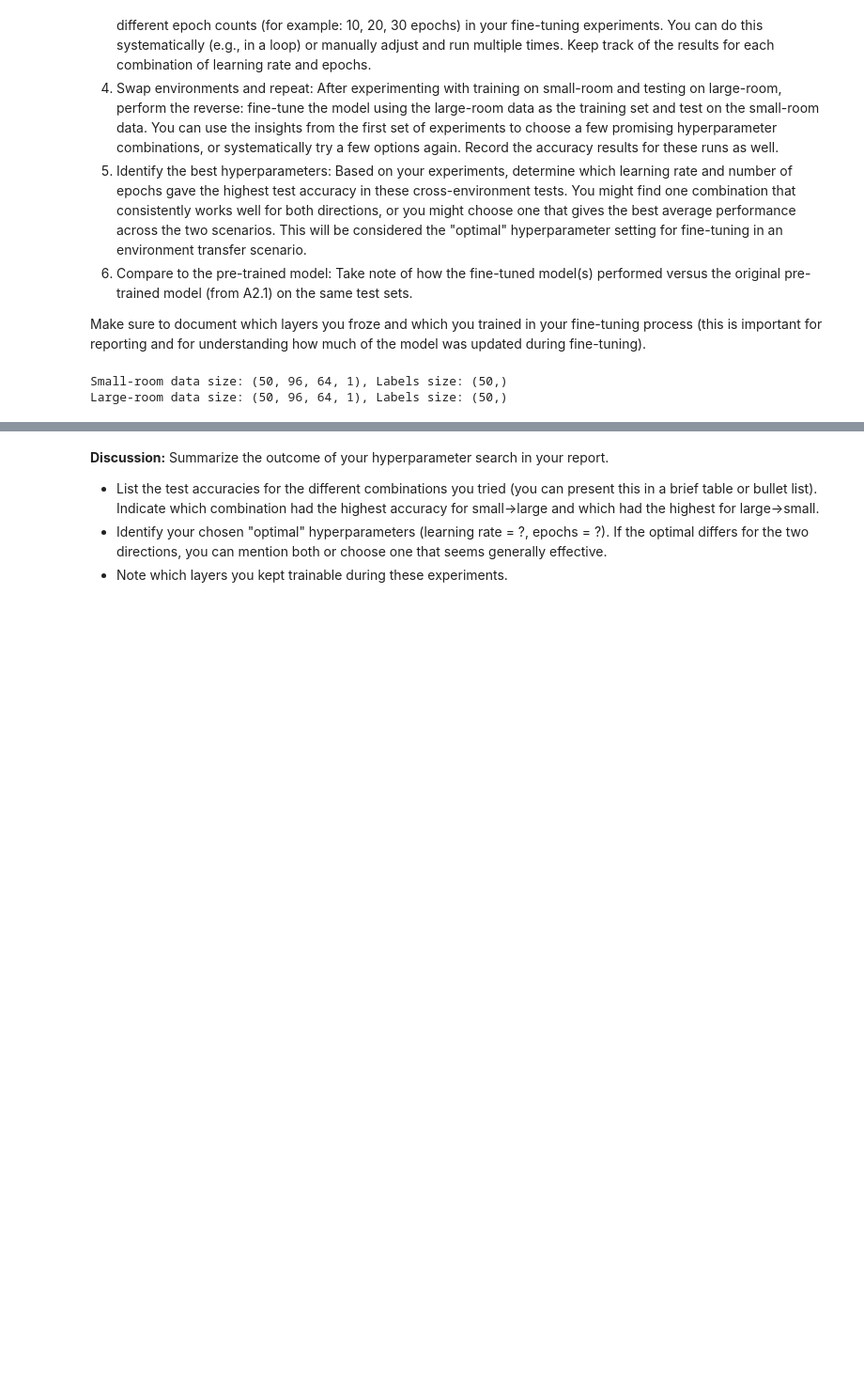
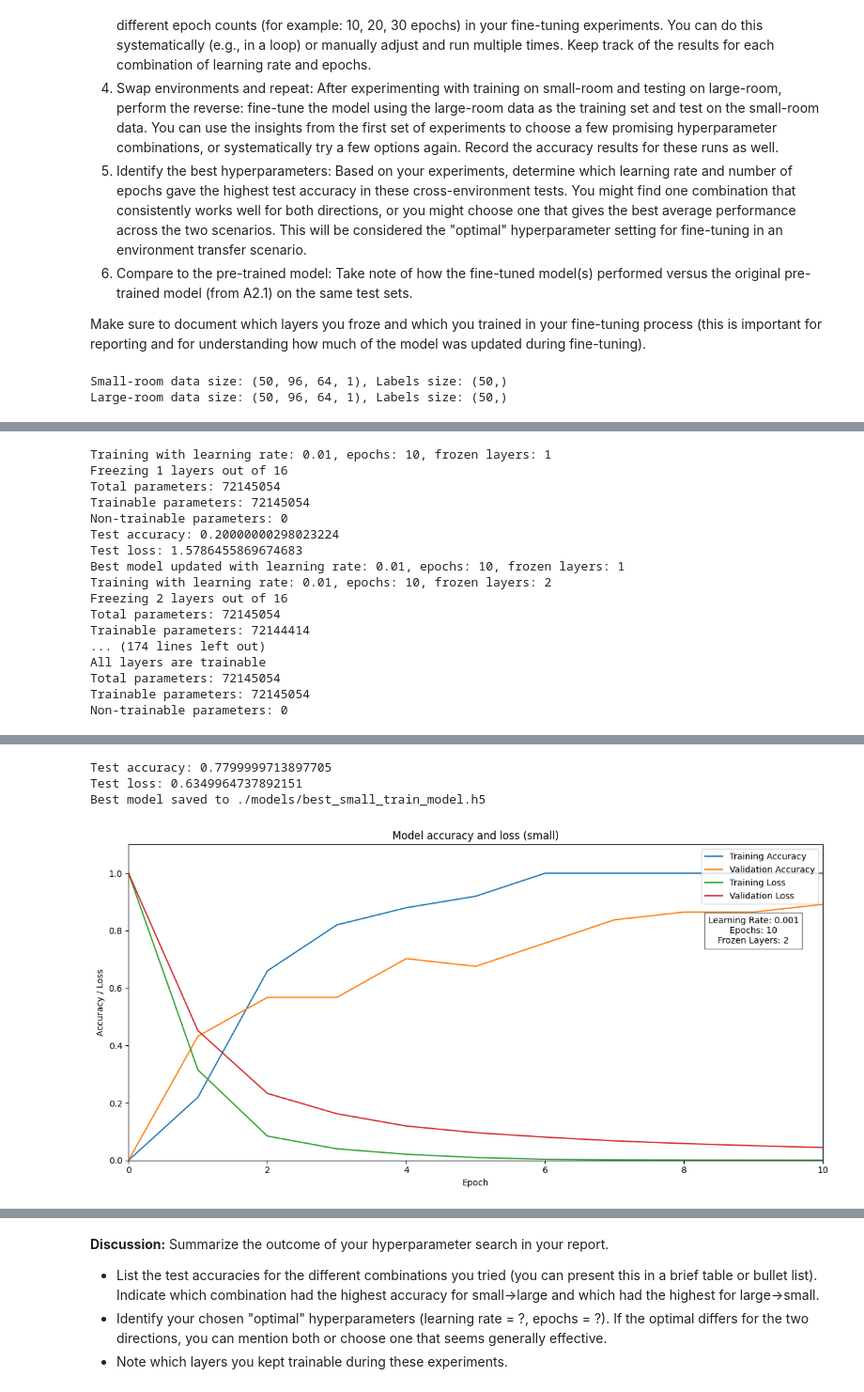
Before and after one commit to Sharwin24/Machine-Learning-and-Sensing, a Jupyter notebook: A2/Assignment2.ipynb, the cells around one changed output, grey strips where cells are left out. Shown at 94% size. Cells and saved outputs as stored; diff of their text form; code cells hidden in the pictures; blank space fills up the shorter version.

```diff
--- a/A2/Assignment2.ipynb
+++ b/A2/Assignment2.ipynb
@@ -654,0 +637,27 @@ Best model saved to ./models/best_large_train_model.h5
+# %%
+# Train on small-room data and test on large-room data
+best_small_train_model, best_small_train_history, best_small_train_params = find_best_model(
+    X_train=X_small,
+    y_train=y_small,
+    X_test=X_large,
+    y_test=y_large,
+    model_name="best_small_train_model"
+)
+# %% [output]
+Training with learning rate: 0.01, epochs: 10, frozen layers: 1
+Freezing 1 layers out of 16
+Total parameters: 72145054
+Trainable parameters: 72145054
+Non-trainable parameters: 0
+Test accuracy: 0.20000000298023224
+Test loss: 1.5786455869674683
+Best model updated with learning rate: 0.01, epochs: 10, frozen layers: 1
+Training with learning rate: 0.01, epochs: 10, frozen layers: 2
+Freezing 2 layers out of 16
+Total parameters: 72145054
+Trainable parameters: 72144414
+... (174 lines left out)
+All layers are trainable
+Total parameters: 72145054
+Trainable parameters: 72145054
+Non-trainable parameters: 0
@@ -654,0 +665,4 @@ Best model saved to ./models/best_large_train_model.h5
+Test accuracy: 0.7799999713897705
+Test loss: 0.6349964737892151
+Best model saved to ./models/best_small_train_model.h5
+[figure, added]
```
Also changed, not shown: parts of 12 cells of this notebook, 14 other files.
